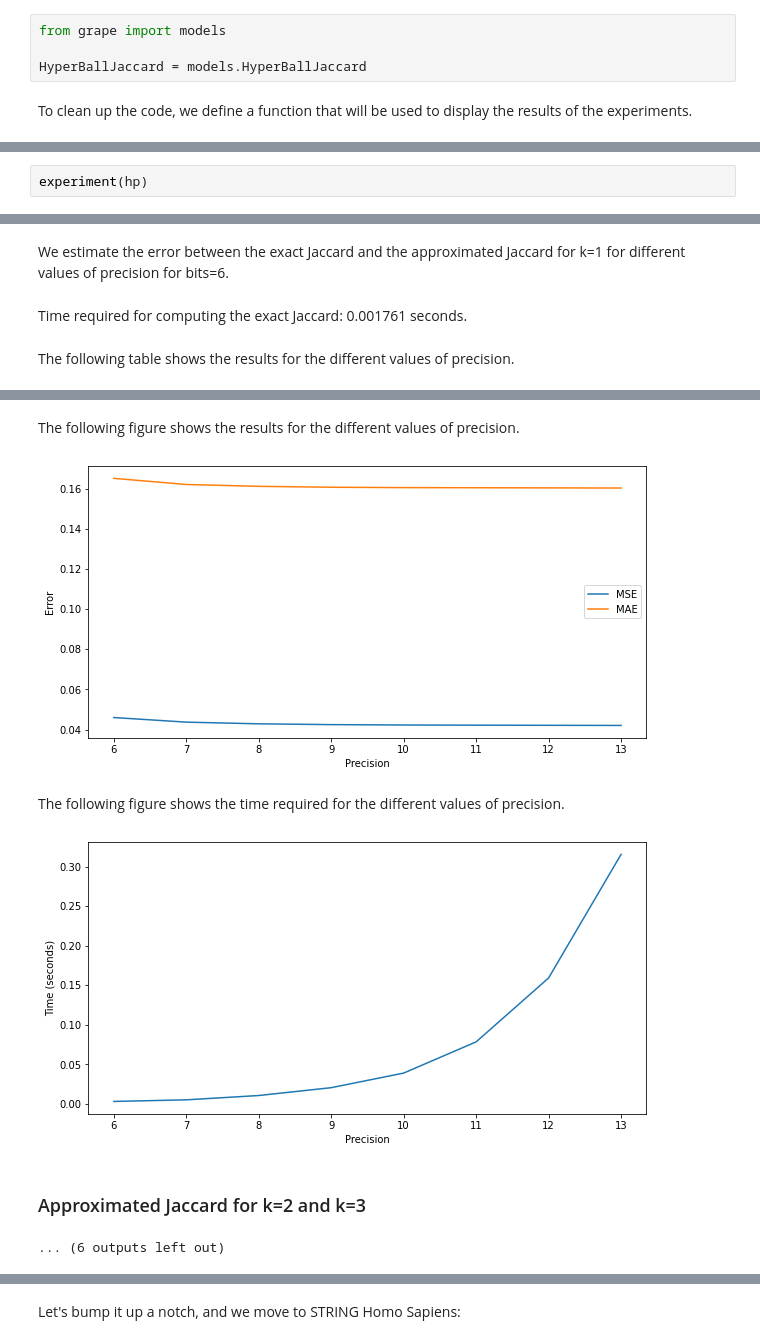
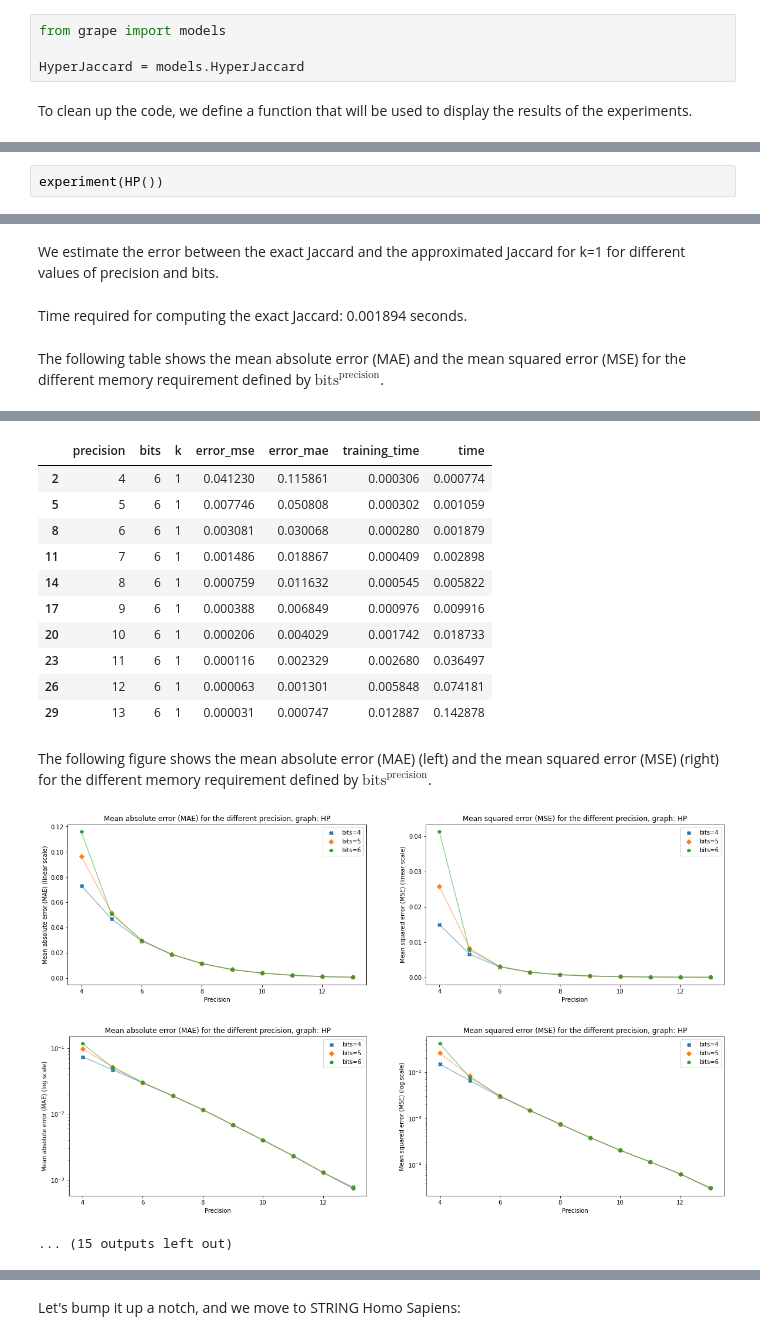
Before and after one commit to AnacletoLAB/grape, a Jupyter notebook: tutorials/Approximated k-hops Jaccard with GRAPE & HyperLogLog.ipynb, the cells around one changed output, grey strips where cells are left out. Cells and saved outputs as stored; diff of their text form.

```diff
--- a/tutorials/Approximated k-hops Jaccard with GRAPE & HyperLogLog.ipynb
+++ b/tutorials/Approximated k-hops Jaccard with GRAPE & HyperLogLog.ipynb
@@ -166,7 +185,7 @@ We retrieve from GRAPE the HyperBall-based k-hops Jaccard model.
 # %%
 from grape import models
 
-HyperBallJaccard = models.HyperBallJaccard
+HyperJaccard = models.HyperJaccard
 # %% [markdown]
 To clean up the code, we define a function that will be used to display the results of the experiments.
 # %%
@@ -293,9 +444,9 @@ Wall time: 27 ms
 # %%
-experiment(hp)
+experiment(HP())
 # %% [output]
 ## Experiments on HP
 We use the HP graph with 31854 nodes and 134167 edges.
 ### Approximated Jaccard for k=1
-We estimate the error between the exact Jaccard and the approximated Jaccard for k=1 for different values of precision for bits=6.
+We estimate the error between the exact Jaccard and the approximated Jaccard for k=1 for different values of precision and bits.
-Time required for computing the exact Jaccard: 0.001761 seconds.
+Time required for computing the exact Jaccard: 0.001894 seconds.
-The following table shows the results for the different values of precision.
+The following table shows the mean absolute error (MAE) and the mean squared error (MSE) for the different memory requirement defined by $\text{bits}^{\text{precision}}$.
@@ -311,7 +475,16 @@ The following table shows the results for the different values of precision.
+|  | precision | bits | k | error_mse | error_mae | training_time | time |
+| 2 | 4 | 6 | 1 | 0.041230 | 0.115861 | 0.000306 | 0.000774 |
+| 5 | 5 | 6 | 1 | 0.007746 | 0.050808 | 0.000302 | 0.001059 |
+| 8 | 6 | 6 | 1 | 0.003081 | 0.030068 | 0.000280 | 0.001879 |
+| 11 | 7 | 6 | 1 | 0.001486 | 0.018867 | 0.000409 | 0.002898 |
+| 14 | 8 | 6 | 1 | 0.000759 | 0.011632 | 0.000545 | 0.005822 |
+| 17 | 9 | 6 | 1 | 0.000388 | 0.006849 | 0.000976 | 0.009916 |
+| 20 | 10 | 6 | 1 | 0.000206 | 0.004029 | 0.001742 | 0.018733 |
+| 23 | 11 | 6 | 1 | 0.000116 | 0.002329 | 0.002680 | 0.036497 |
+| 26 | 12 | 6 | 1 | 0.000063 | 0.001301 | 0.005848 | 0.074181 |
+| 29 | 13 | 6 | 1 | 0.000031 | 0.000747 | 0.012887 | 0.142878 |
-The following figure shows the results for the different values of precision.
+The following figure shows the mean absolute error (MAE) (left) and the mean squared error (MSE) (right) for the different memory requirement defined by $\text{bits}^{\text{precision}}$.
-[figure, old version]
+[figure, new version]
-The following figure shows the time required for the different values of precision.
-[figure, old version]
+[figure, new version]
-### Approximated Jaccard for k=2 and k=3
-... (6 outputs left out)
+... (15 outputs left out)
 # %% [markdown]
```
Also changed, not shown: parts of 11 cells of this notebook.
